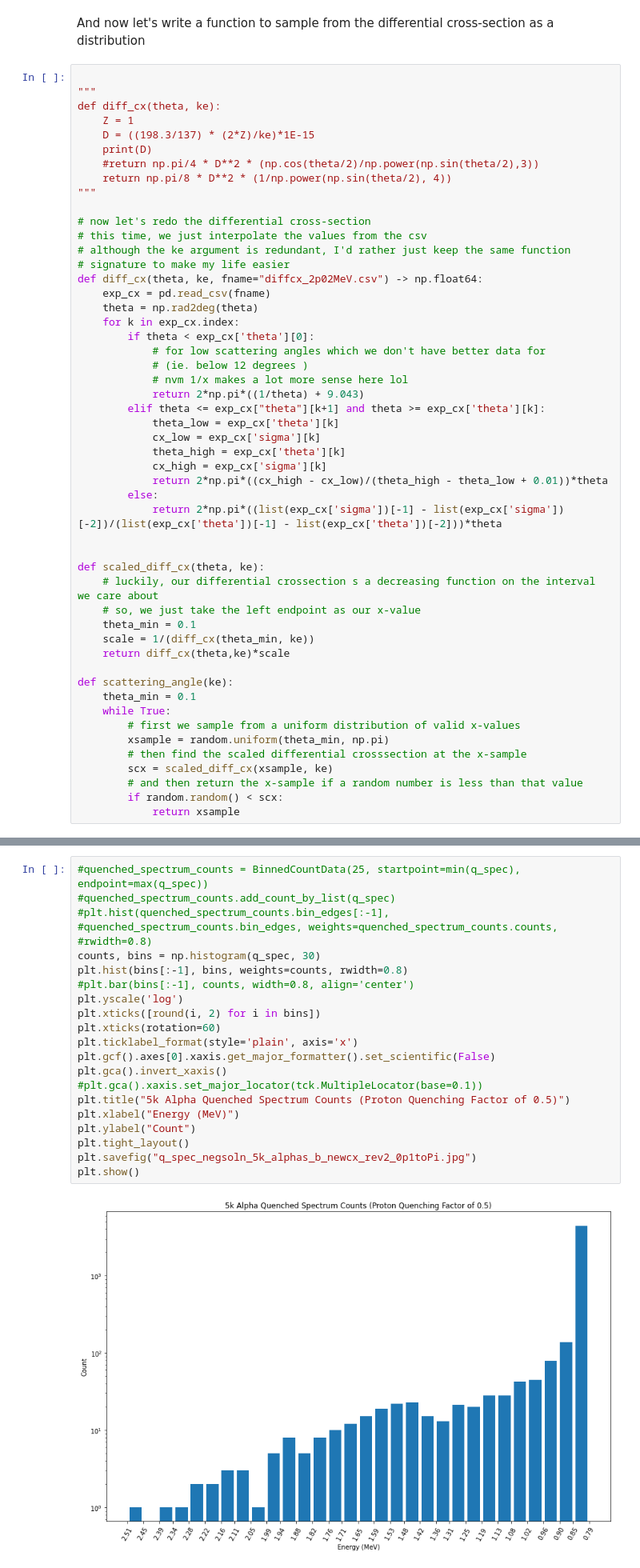
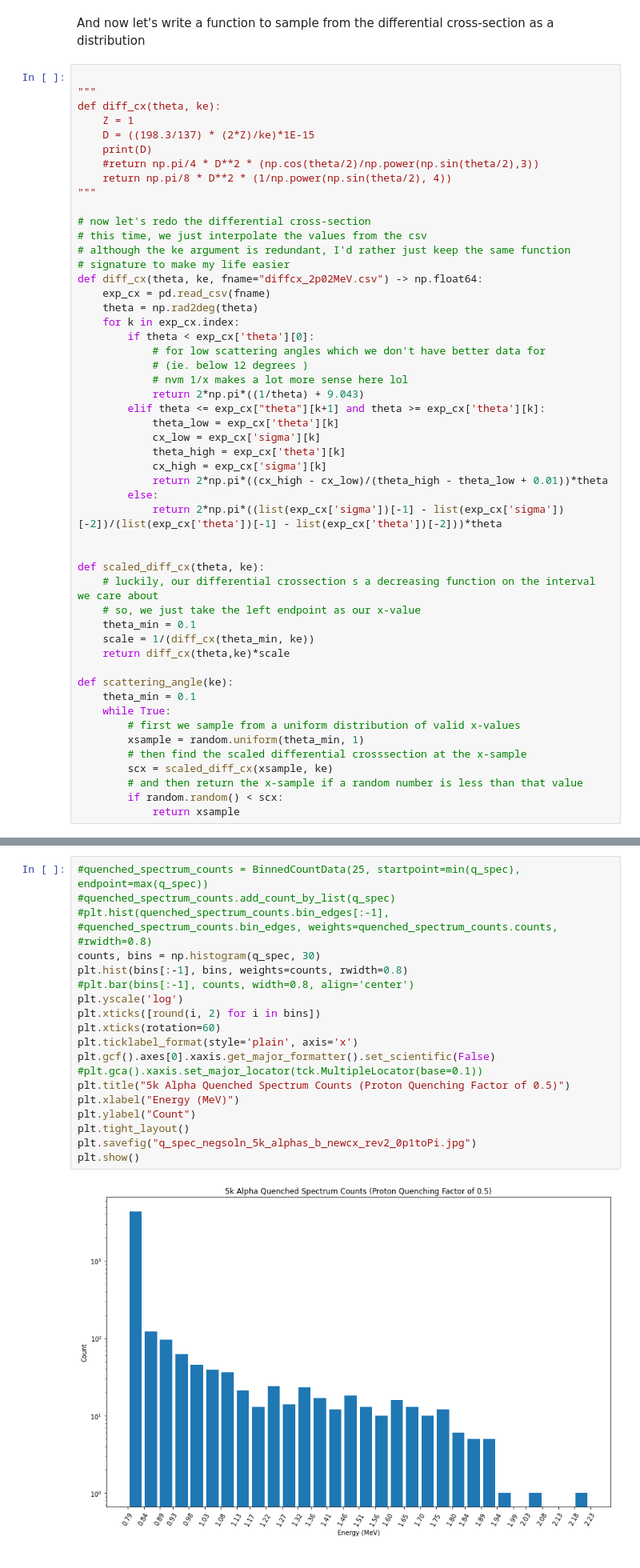
Before and after one commit to ddrobner/scatteringsim, a Jupyter notebook: scatteringsim.ipynb, the cells around one changed output, grey strips where cells are left out. Shown at 80% size. Saved outputs shown, nothing was run; the diff lists cells and outputs as text.

```diff
--- a/scatteringsim.ipynb
+++ b/scatteringsim.ipynb
@@ -300,7 +300,7 @@ def scattering_angle(ke):
     theta_min = 0.1
     while True:
         # first we sample from a uniform distribution of valid x-values
-        xsample = random.uniform(theta_min, np.pi)
+        xsample = random.uniform(theta_min, 1)
         # then find the scaled differential crosssection at the x-sample
         scx = scaled_diff_cx(xsample, ke)
         # and then return the x-sample if a random number is less than that value
@@ -546,24 +544,23 @@ q_spec = [l
 # %%
 #quenched_spectrum_counts = BinnedCountData(25, startpoint=min(q_spec), endpoint=max(q_spec))
 #quenched_spectrum_counts.add_count_by_list(q_spec)
 #plt.hist(quenched_spectrum_counts.bin_edges[:-1],
 #quenched_spectrum_counts.bin_edges, weights=quenched_spectrum_counts.counts,
 #rwidth=0.8)
 counts, bins = np.histogram(q_spec, 30)
 plt.hist(bins[:-1], bins, weights=counts, rwidth=0.8)
 #plt.bar(bins[:-1], counts, width=0.8, align='center')
 plt.yscale('log')
 plt.xticks([round(i, 2) for i in bins])
 plt.xticks(rotation=60)
 plt.ticklabel_format(style='plain', axis='x')
 plt.gcf().axes[0].xaxis.get_major_formatter().set_scientific(False)
-plt.gca().invert_xaxis()
 #plt.gca().xaxis.set_major_locator(tck.MultipleLocator(base=0.1))
 plt.title("5k Alpha Quenched Spectrum Counts (Proton Quenching Factor of 0.5)")
 plt.xlabel("Energy (MeV)")
 plt.ylabel("Count")
 plt.tight_layout()
 plt.savefig("q_spec_negsoln_5k_alphas_b_newcx_rev2_0p1toPi.jpg")
 plt.show()
 # %% [output]
-[figure, old version]
+[figure, new version]
```
Also changed, not shown: parts of 7 cells of this notebook.
